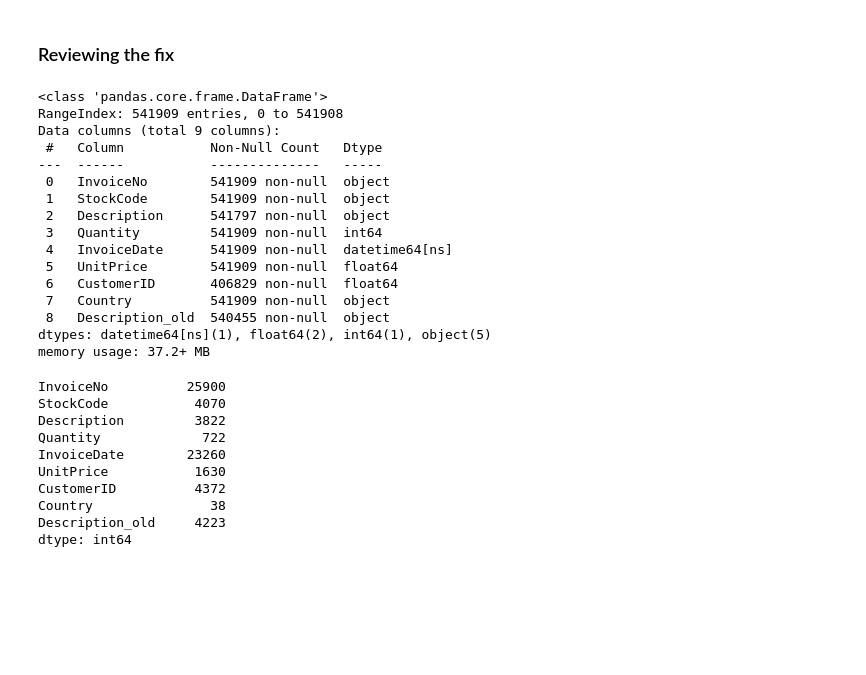
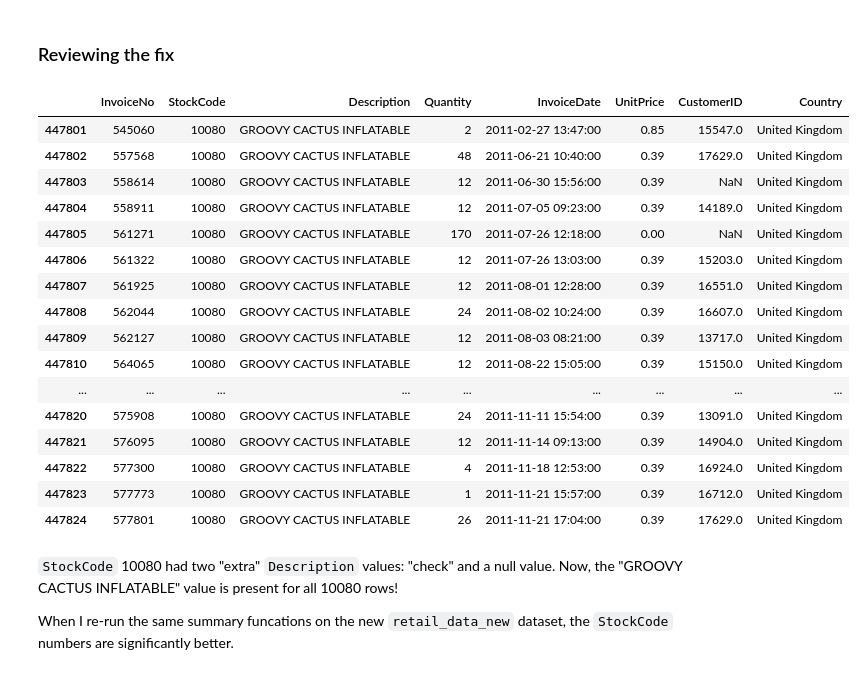
Before and after one commit to ndoyle09/eda-on-retail-data, a Jupyter notebook: online_retail.ipynb, the cells around one changed output. Drawn from its saved outputs; the diff is of its cells as text; code cells hidden in the pictures; blank space fills up the shorter version.

```diff
--- a/online_retail.ipynb
+++ b/online_retail.ipynb
@@ -166,10 +175,7 @@ stockcode_description_dict = dict(zip(stockcode_description_mode['StockCode'], s
 # %%
 # Merge dictionary to retail_data
-retail_data_new = pd.merge(retail_data, stockcode_description_mode, on="StockCode")
+retail_data_new = pd.merge(retail_data, stockcode_description_mode, on='StockCode').drop(columns='Description_x').rename(columns={'Description_y':'Description'})
 
 # Fix Column Order and Rename
-retail_data_new = retail_data_new[['InvoiceNo', 'StockCode','Description_y', 'Quantity','InvoiceDate','UnitPrice','CustomerID','Country','Description_x']]
-retail_data_new.rename(columns={
-    'Description_y': 'Description',
-    'Description_x': 'Description_old'
-}, inplace=True)
+retail_data_new = retail_data_new[['InvoiceNo', 'StockCode','Description', 'Quantity','InvoiceDate','UnitPrice','CustomerID','Country']]
+display(retail_data_new)
@@ -178,35 +198,25 @@ retail_data_new.rename(columns={
 # %%
 filt = retail_data_new['StockCode'] == 10080
 retail_data_new.loc[filt]
-
-retail_data_new.describe()
-retail_data_new.info()
-retail_data_new.isnull().sum()
-retail_data_new.nunique()
 # %% [output]
-<class 'pandas.core.frame.DataFrame'>
-RangeIndex: 541909 entries, 0 to 541908
-Data columns (total 9 columns):
- #   Column           Non-Null Count   Dtype
----  ------           --------------   -----
- 0   InvoiceNo        541909 non-null  object
- 1   StockCode        541909 non-null  object
- 2   Description      541797 non-null  object
- 3   Quantity         541909 non-null  int64
- 4   InvoiceDate      541909 non-null  datetime64[ns]
- 5   UnitPrice        541909 non-null  float64
- 6   CustomerID       406829 non-null  float64
- 7   Country          541909 non-null  object
- 8   Description_old  540455 non-null  object
-dtypes: datetime64[ns](1), float64(2), int64(1), object(5)
-memory usage: 37.2+ MB
-InvoiceNo          25900
-StockCode           4070
-Description         3822
-Quantity             722
-InvoiceDate        23260
-UnitPrice           1630
-CustomerID          4372
-Country               38
-Description_old     4223
-dtype: int64
+|  | InvoiceNo | StockCode | Description | Quantity | InvoiceDate | UnitPrice | CustomerID | Country |
+| 447801 | 545060 | 10080 | GROOVY CACTUS INFLATABLE | 2 | 2011-02-27 13:47:00 | 0.85 | 15547.0 | United Kingdom |
+| 447802 | 557568 | 10080 | GROOVY CACTUS INFLATABLE | 48 | 2011-06-21 10:40:00 | 0.39 | 17629.0 | United Kingdom |
+| 447803 | 558614 | 10080 | GROOVY CACTUS INFLATABLE | 12 | 2011-06-30 15:56:00 | 0.39 | NaN | United Kingdom |
+| 447804 | 558911 | 10080 | GROOVY CACTUS INFLATABLE | 12 | 2011-07-05 09:23:00 | 0.39 | 14189.0 | United Kingdom |
+| 447805 | 561271 | 10080 | GROOVY CACTUS INFLATABLE | 170 | 2011-07-26 12:18:00 | 0.00 | NaN | United Kingdom |
+| 447806 | 561322 | 10080 | GROOVY CACTUS INFLATABLE | 12 | 2011-07-26 13:03:00 | 0.39 | 15203.0 | United Kingdom |
+| 447807 | 561925 | 10080 | GROOVY CACTUS INFLATABLE | 12 | 2011-08-01 12:28:00 | 0.39 | 16551.0 | United Kingdom |
+| 447808 | 562044 | 10080 | GROOVY CACTUS INFLATABLE | 24 | 2011-08-02 10:24:00 | 0.39 | 16607.0 | United Kingdom |
+| 447809 | 562127 | 10080 | GROOVY CACTUS INFLATABLE | 12 | 2011-08-03 08:21:00 | 0.39 | 13717.0 | United Kingdom |
+| 447810 | 564065 | 10080 | GROOVY CACTUS INFLATABLE | 12 | 2011-08-22 15:05:00 | 0.39 | 15150.0 | United Kingdom |
+| ... | ... | ... | ... | ... | ... | ... | ... | ... |
+| 447820 | 575908 | 10080 | GROOVY CACTUS INFLATABLE | 24 | 2011-11-11 15:54:00 | 0.39 | 13091.0 | United Kingdom |
+| 447821 | 576095 | 10080 | GROOVY CACTUS INFLATABLE | 12 | 2011-11-14 09:13:00 | 0.39 | 14904.0 | United Kingdom |
+| 447822 | 577300 | 10080 | GROOVY CACTUS INFLATABLE | 4 | 2011-11-18 12:53:00 | 0.39 | 16924.0 | United Kingdom |
+| 447823 | 577773 | 10080 | GROOVY CACTUS INFLATABLE | 1 | 2011-11-21 15:57:00 | 0.39 | 16712.0 | United Kingdom |
+| 447824 | 577801 | 10080 | GROOVY CACTUS INFLATABLE | 26 | 2011-11-21 17:04:00 | 0.39 | 17629.0 | United Kingdom |
+# %% [markdown]
+`StockCode` 10080 had two "extra" `Description` values: "check" and a null value. Now, the "GROOVY CACTUS INFLATABLE" value is present for all 10080 rows!
+
+When I re-run the same summary funcations on the new `retail_data_new` dataset, the `StockCode` numbers are significantly better.
```
Also changed, not shown: parts of 25 cells of this notebook.
